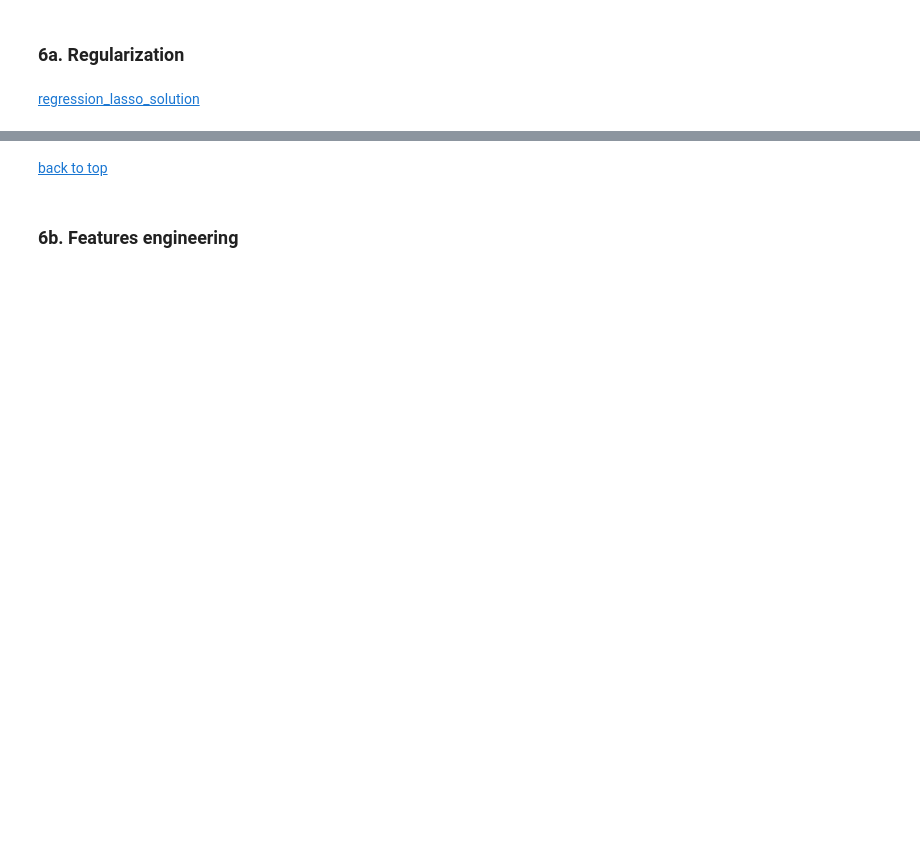
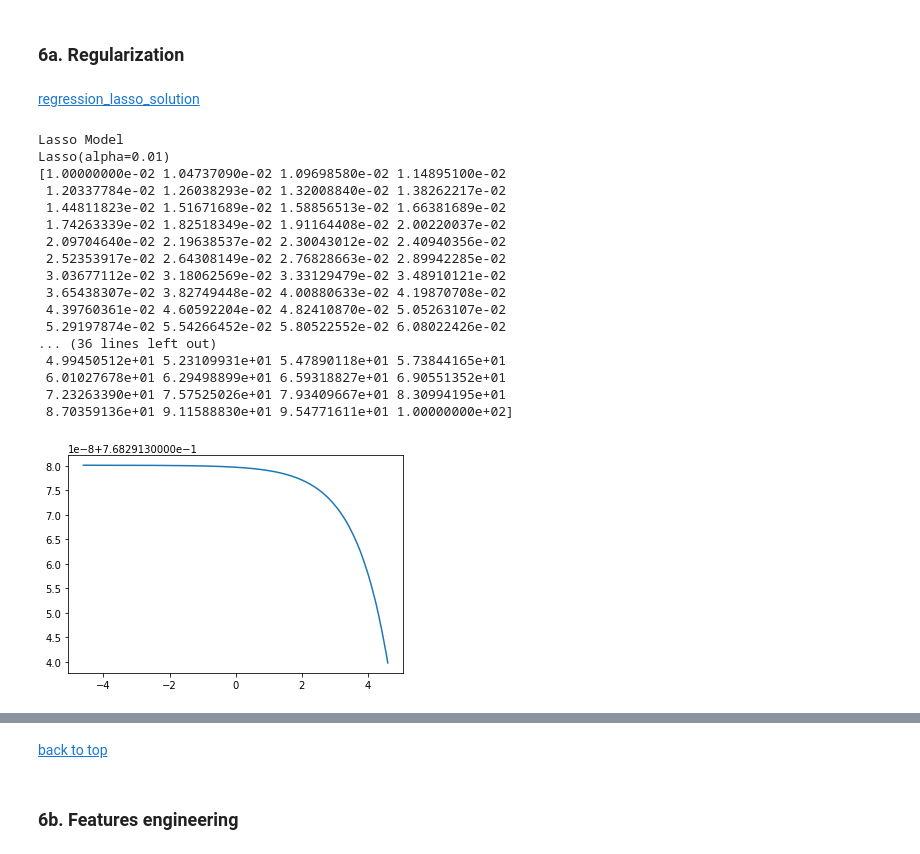
Before and after one commit to slp22/regression-project, a Jupyter notebook: adaptation_movies_regression.ipynb, the cells around one changed output, grey strips where cells are left out. Cells and saved outputs as stored; diff of their text form; code cells hidden in the pictures; blank space fills up the shorter version.

```diff
--- a/adaptation_movies_regression.ipynb
+++ b/adaptation_movies_regression.ipynb
@@ -448,3 +296,13 @@ movie_df['log_domestic_total_gross'] = np.log(movie_df['domestic_total_gross'])
+# %%
+# standard-scaling features before regularization
+std = StandardScaler()
+std.fit(X_train.values)
+
+## apply scaler to train data
+X_train = std.transform(X_train.values)
+
+## apply scaler to test data
+X_test = std.transform(X_test.values)
 # %% [markdown]
 ### 6a. Regularization<a id='6a'></a>
 # %% [markdown]
@@ -465,14 +310,33 @@ X_test_stdT = std.transform(X_test.values)
 # %%
-# Grid search to find best parameters to tune model in Lasso, Ridge, and ElasticNet
+print("Lasso Model")
+params = {'alpha': 10**np.linspace(-2,2,200)}
 
-def build_grid_search_est(model, X, y, cv=5, **params): #(source: regression_lasso_solution.ipynb)
+grid_est = GridSearchCV(Lasso(), param_grid=params, cv=kfold, return_train_score=False)
+grid_est.fit(X_train, y_train)
 
-    grid_est = GridSearchCV(model, param_grid=params, cv=kfold,
-                            return_train_score=False)
-    grid_est.fit(X, y)
-    df = pd.DataFrame(grid_est.cv_results_)
-    for param in params:
-        df[param] = df.params.apply(lambda val: val[param])
-        plt.plot(np.log(df.alpha), df.mean_test_score);
-        plt.semilogx(df.alpha, df.mean_test_score)
-    return grid_est
+df = pd.DataFrame(grid_est.cv_results_)
+
+df["alpha"] = df.params.apply(lambda val: val["alpha"])
+
+plt.plot(np.log(df.alpha), df.mean_test_score);
+print(grid_est.best_estimator_)
+print(params['alpha'])
+# %% [output]
+Lasso Model
+Lasso(alpha=0.01)
+[1.00000000e-02 1.04737090e-02 1.09698580e-02 1.14895100e-02
+ 1.20337784e-02 1.26038293e-02 1.32008840e-02 1.38262217e-02
+ 1.44811823e-02 1.51671689e-02 1.58856513e-02 1.66381689e-02
+ 1.74263339e-02 1.82518349e-02 1.91164408e-02 2.00220037e-02
+ 2.09704640e-02 2.19638537e-02 2.30043012e-02 2.40940356e-02
+ 2.52353917e-02 2.64308149e-02 2.76828663e-02 2.89942285e-02
+ 3.03677112e-02 3.18062569e-02 3.33129479e-02 3.48910121e-02
+ 3.65438307e-02 3.82749448e-02 4.00880633e-02 4.19870708e-02
+ 4.39760361e-02 4.60592204e-02 4.82410870e-02 5.05263107e-02
+ 5.29197874e-02 5.54266452e-02 5.80522552e-02 6.08022426e-02
+... (36 lines left out)
+ 4.99450512e+01 5.23109931e+01 5.47890118e+01 5.73844165e+01
+ 6.01027678e+01 6.29498899e+01 6.59318827e+01 6.90551352e+01
+ 7.23263390e+01 7.57525026e+01 7.93409667e+01 8.30994195e+01
+ 8.70359136e+01 9.11588830e+01 9.54771611e+01 1.00000000e+02]
+[figure, added]
```
Also changed, not shown: parts of 44 cells of this notebook.
